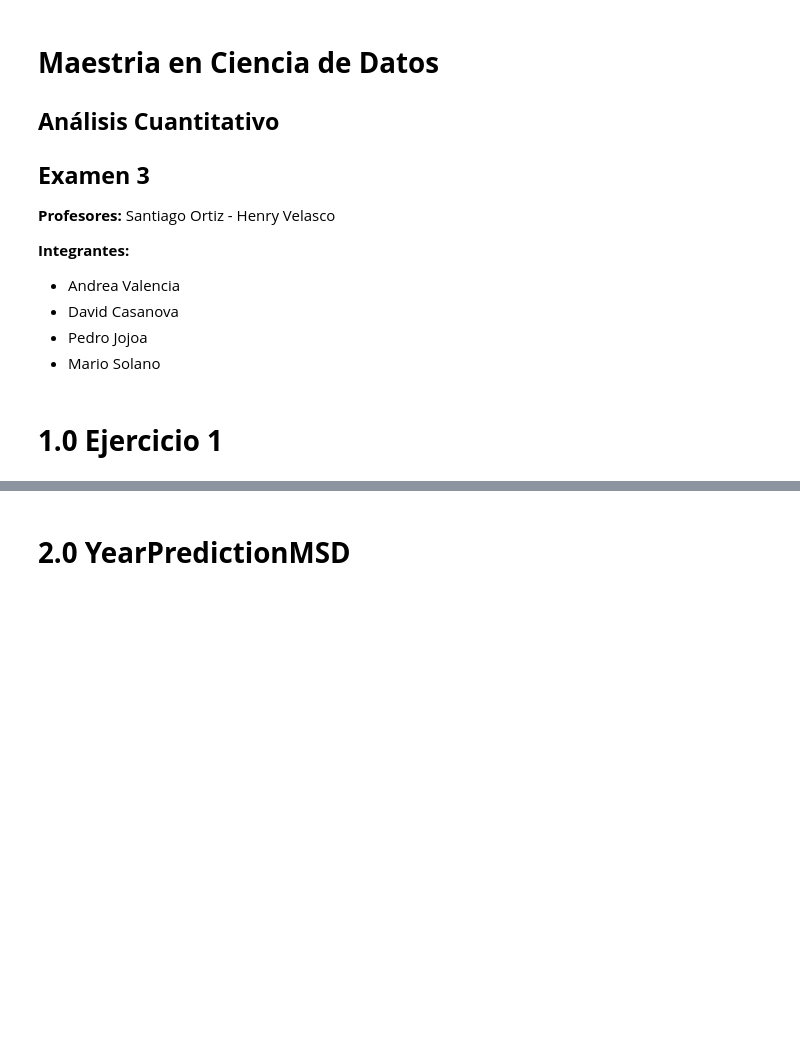
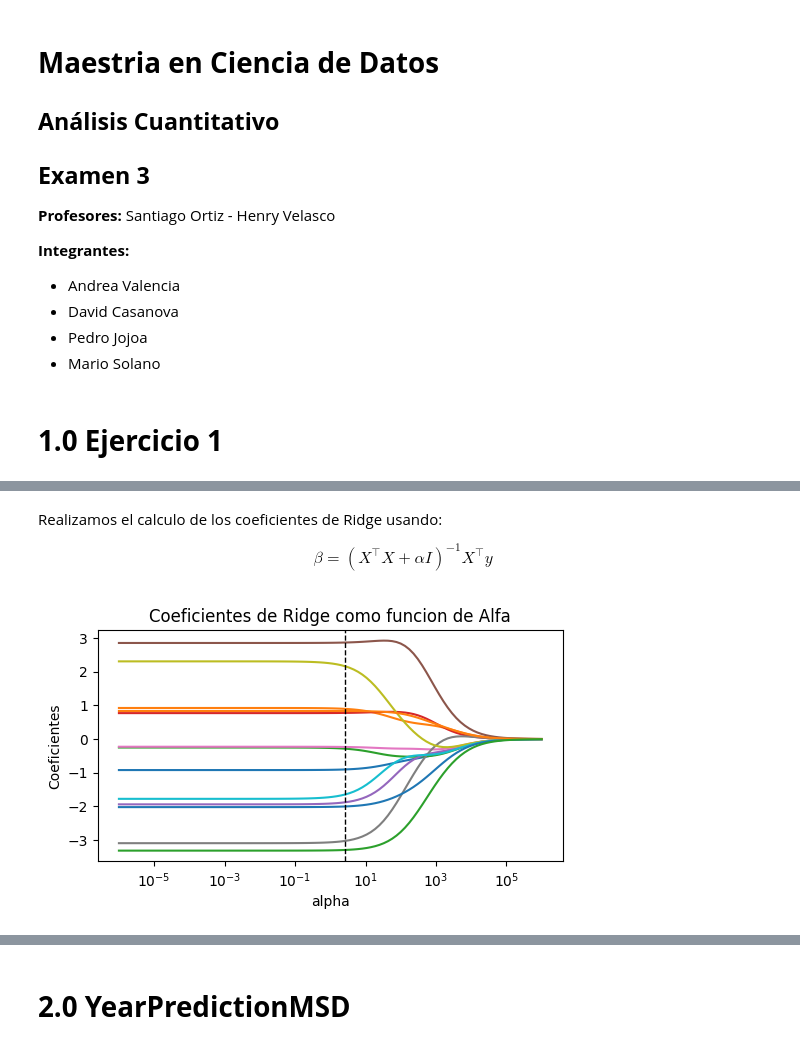
Before and after one commit to MarioSolano98/actividad-evaluativa3-AC, a Jupyter notebook: actividad_evaluativa3.ipynb, the cells around one changed output, grey strips where cells are left out. Drawn from its saved outputs; the diff is of its cells as text; code cells hidden in the pictures; blank space fills up the shorter version.

```diff
--- a/actividad_evaluativa3.ipynb
+++ b/actividad_evaluativa3.ipynb
@@ -16,0 +64,46 @@
+# %%
+# Aquí reemplazamos los valores nulos con la mediana de cada columna
+df.fillna(df.median(), inplace=True)
+# %%
+# Definición de la variable de respuesta
+X = df.drop('MEDV', axis=1)
+y = df['MEDV']
+
+# Partición de los datos en entrenamiento y test
+X_train, X_test, y_train, y_test = train_test_split(X, y, test_size=0.20, random_state=42)
+
+# Estandarización del dataset
+scaler = StandardScaler()
+X_train_scaled = scaler.fit_transform(X_train)
+X_test_scaled = scaler.transform(X_test)
+
+# Normalización del dataset ya que los modelos de regresión lineal regularizados
+# son suceptibles a la escala de los datos
+X_mean = X.mean(axis=0)
+X_std = X.std(axis=0)
+X_normalized = (X- X_mean) / X_std
+# %% [markdown]
+Realizamos el calculo de los coeficientes de Ridge usando:
+
+$${\beta} = (X^\top X + {\alpha}I)^{-1}X^\top y $$
+# %%
+alphas = np.logspace(-6, 6, 100)
+coefficients_ridge = []
+
+for alpha in alphas:
+  identity_matrix = np.eye(X_normalized.shape[1])
+  ridge_coeff = np.linalg.inv(X_normalized.T @ X_normalized + alpha * identity_matrix) @ X_normalized.T @ y
+  coefficients_ridge.append(ridge_coeff)
+
+# Visualización de los coeficientes de Ridge
+plt.figure(figsize=(6, 3))
+plt.plot(alphas, coefficients_ridge)
+plt.xscale('log')
+plt.xlabel('alpha')
+plt.ylabel('Coeficientes')
+plt.title('Coeficientes de Ridge como funcion de Alfa')
+x_line = 10**0.424 # Alfa óptimo obtenido
+plt.axvline(x=x_line, color='black', linestyle='--', linewidth=1)
+plt.show()
+# %% [output]
+[figure, added]
```
Also changed, not shown: parts of 21 cells of this notebook.
